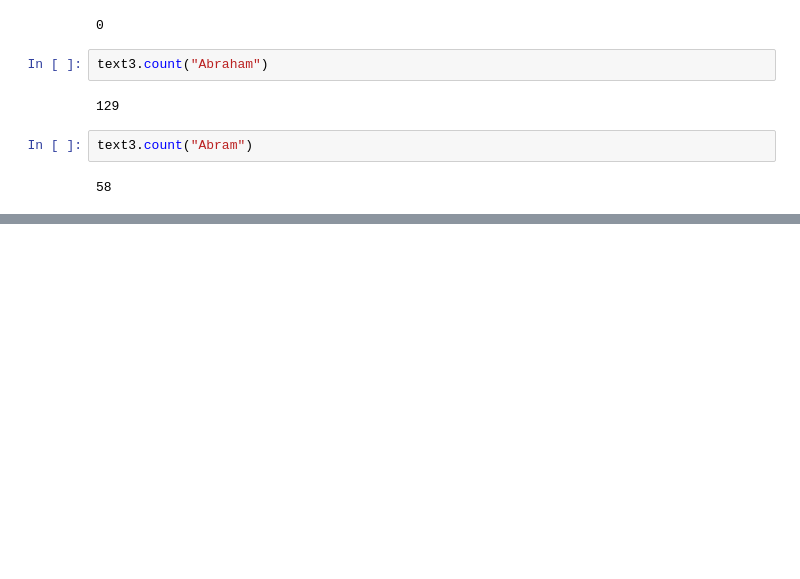
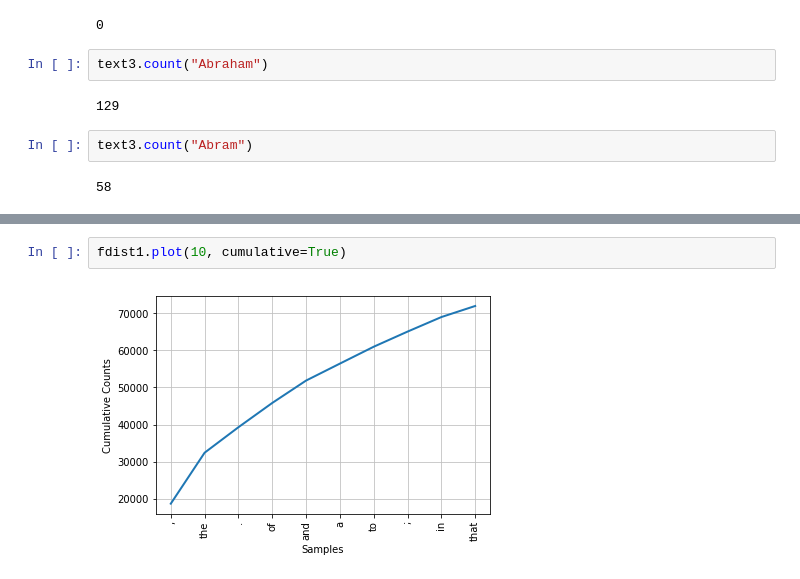
Before and after one commit to drewbrns/houdini, a Jupyter notebook: playground/notebooks/Learning NLTK.ipynb, the cells around one changed output, grey strips where cells are left out. Cells and saved outputs as stored; diff of their text form; blank space fills up the shorter version.

```diff
--- a/playground/notebooks/Learning NLTK.ipynb
+++ b/playground/notebooks/Learning NLTK.ipynb
@@ -120,0 +271,4 @@ text3.count("Abram")
+# %%
+fdist1.plot(10, cumulative=True)
+# %% [output]
+[figure, added]
```
Also changed, not shown: parts of 23 cells of this notebook, 3 other files.
